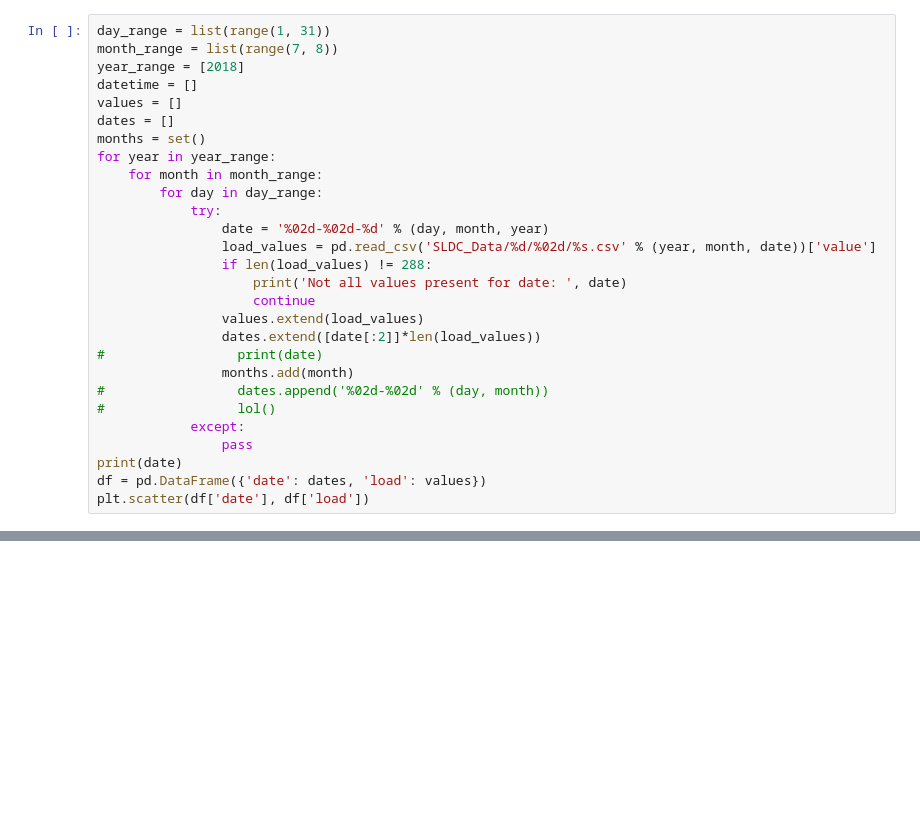
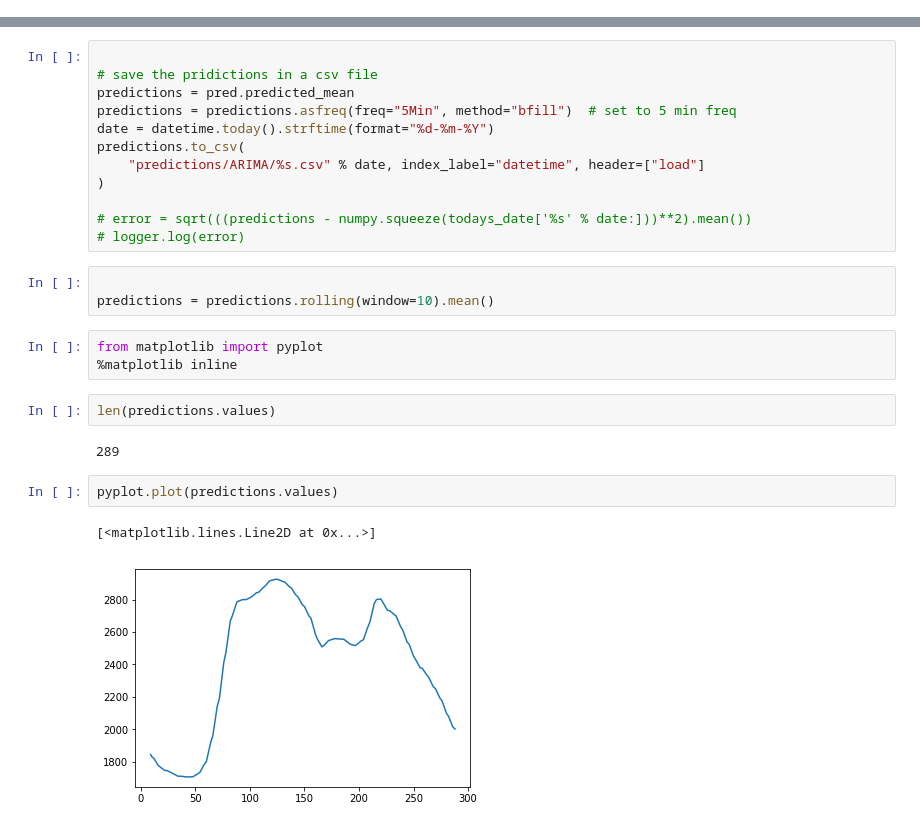
Before and after one commit to pyaf/load_forecasting, a Jupyter notebook: models/test.ipynb, the cells around one changed output, grey strips where cells are left out. Saved outputs shown, nothing was run; the diff lists cells and outputs as text; blank space fills up the shorter version.

```diff
--- a/models/test.ipynb
+++ b/models/test.ipynb
@@ -325,28 +0,0 @@ decomposition.plot();
-# %%
-day_range = list(range(1, 31))
-month_range = list(range(7, 8))
-year_range = [2018]
-datetime = []
-values = []
-dates = []
-months = set()
-for year in year_range:
-    for month in month_range:
-        for day in day_range:
-            try:
-                date = '%02d-%02d-%d' % (day, month, year)
-                load_values = pd.read_csv('SLDC_Data/%d/%02d/%s.csv' % (year, month, date))['value']
-                if len(load_values) != 288:
-                    print('Not all values present for date: ', date)
-                    continue
-                values.extend(load_values)
-                dates.extend([date[:2]]*len(load_values))
-#                 print(date)
-                months.add(month)
-#                 dates.append('%02d-%02d' % (day, month))
-#                 lol()
-            except:
-                pass
-print(date)
-df = pd.DataFrame({'date': dates, 'load': values})
-plt.scatter(df['date'], df['load'])
@@ -475,0 +131,27 @@ plt.title('RSS: %.4f'% sum((results_AR.fittedvalues-log_values_diff)**2))
+# %%
+
+# save the pridictions in a csv file
+predictions = pred.predicted_mean
+predictions = predictions.asfreq(freq="5Min", method="bfill")  # set to 5 min freq
+date = datetime.today().strftime(format="%d-%m-%Y")
+predictions.to_csv(
+    "predictions/ARIMA/%s.csv" % date, index_label="datetime", header=["load"]
+)
+
+# error = sqrt(((predictions - numpy.squeeze(todays_date['%s' % date:]))**2).mean())
+# logger.log(error)
+# %%
+
+predictions = predictions.rolling(window=10).mean()
+# %%
+from matplotlib import pyplot
+%matplotlib inline
+# %%
+len(predictions.values)
+# %% [output]
+289
+# %%
+pyplot.plot(predictions.values)
+# %% [output]
+[<matplotlib.lines.Line2D at 0x...>]
+[figure, added]
```
Also changed, not shown: parts of 59 cells of this notebook, 38 other files.
